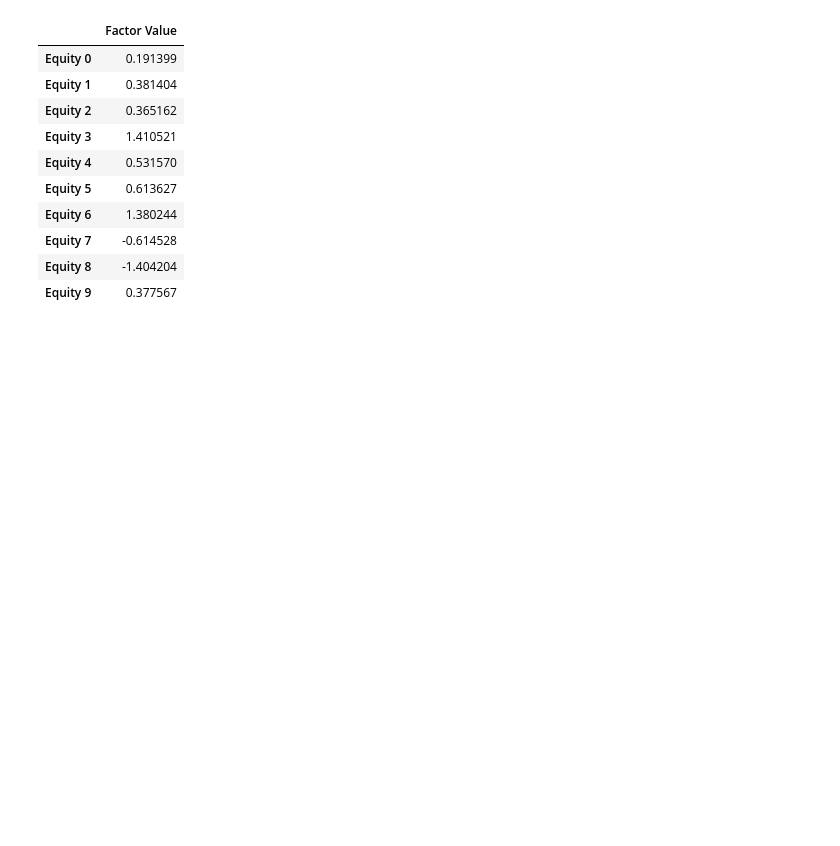
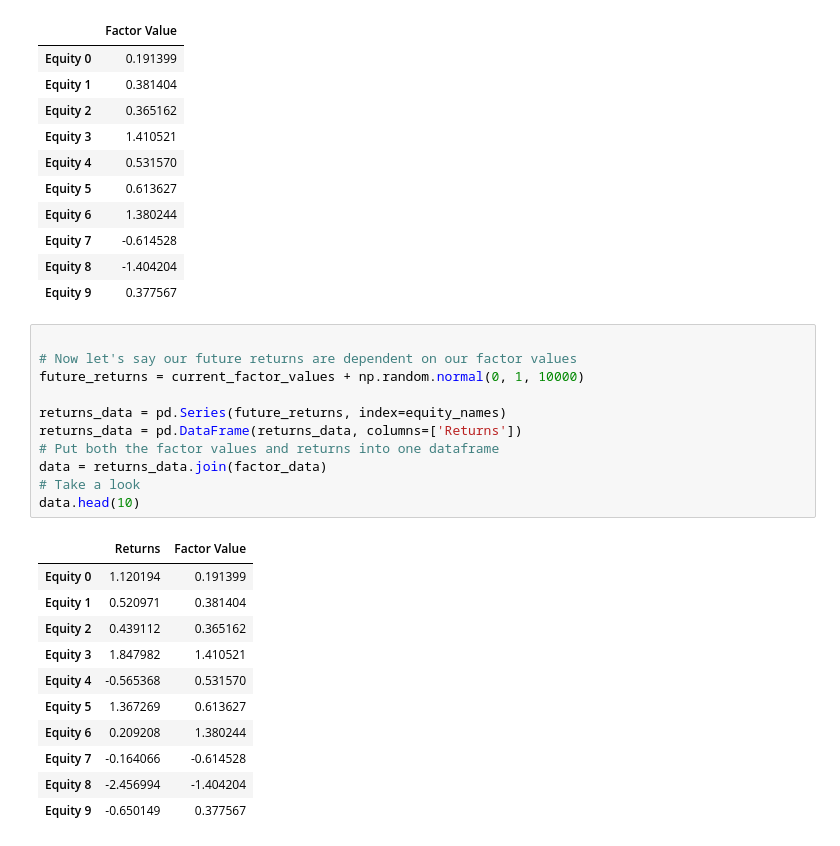
Before and after one commit to vivekgautamgv/Python-For-Finance, a Jupyter notebook: Long_Short_Strategies.ipynb, the cells around one changed output. Saved outputs shown, nothing was run; the diff lists cells and outputs as text; blank space fills up the shorter version.

```diff
--- a/Long_Short_Strategies.ipynb
+++ b/Long_Short_Strategies.ipynb
@@ -39,3 +39,26 @@ factor_data.head(10)
 | Equity 7 | -0.614528 |
 | Equity 8 | -1.404204 |
 | Equity 9 | 0.377567 |
+# %%
+
+# Now let's say our future returns are dependent on our factor values
+future_returns = current_factor_values + np.random.normal(0, 1, 10000)
+
+returns_data = pd.Series(future_returns, index=equity_names)
+returns_data = pd.DataFrame(returns_data, columns=['Returns'])
+# Put both the factor values and returns into one dataframe
+data = returns_data.join(factor_data)
+# Take a look
+data.head(10)
+# %% [output]
+|  | Returns | Factor Value |
+| Equity 0 | 1.120194 | 0.191399 |
+| Equity 1 | 0.520971 | 0.381404 |
+| Equity 2 | 0.439112 | 0.365162 |
+| Equity 3 | 1.847982 | 1.410521 |
+| Equity 4 | -0.565368 | 0.531570 |
+| Equity 5 | 1.367269 | 0.613627 |
+| Equity 6 | 0.209208 | 1.380244 |
+| Equity 7 | -0.164066 | -0.614528 |
+| Equity 8 | -2.456994 | -1.404204 |
+| Equity 9 | -0.650149 | 0.377567 |
```
Also changed, not shown: parts of 1 cell of this notebook.
